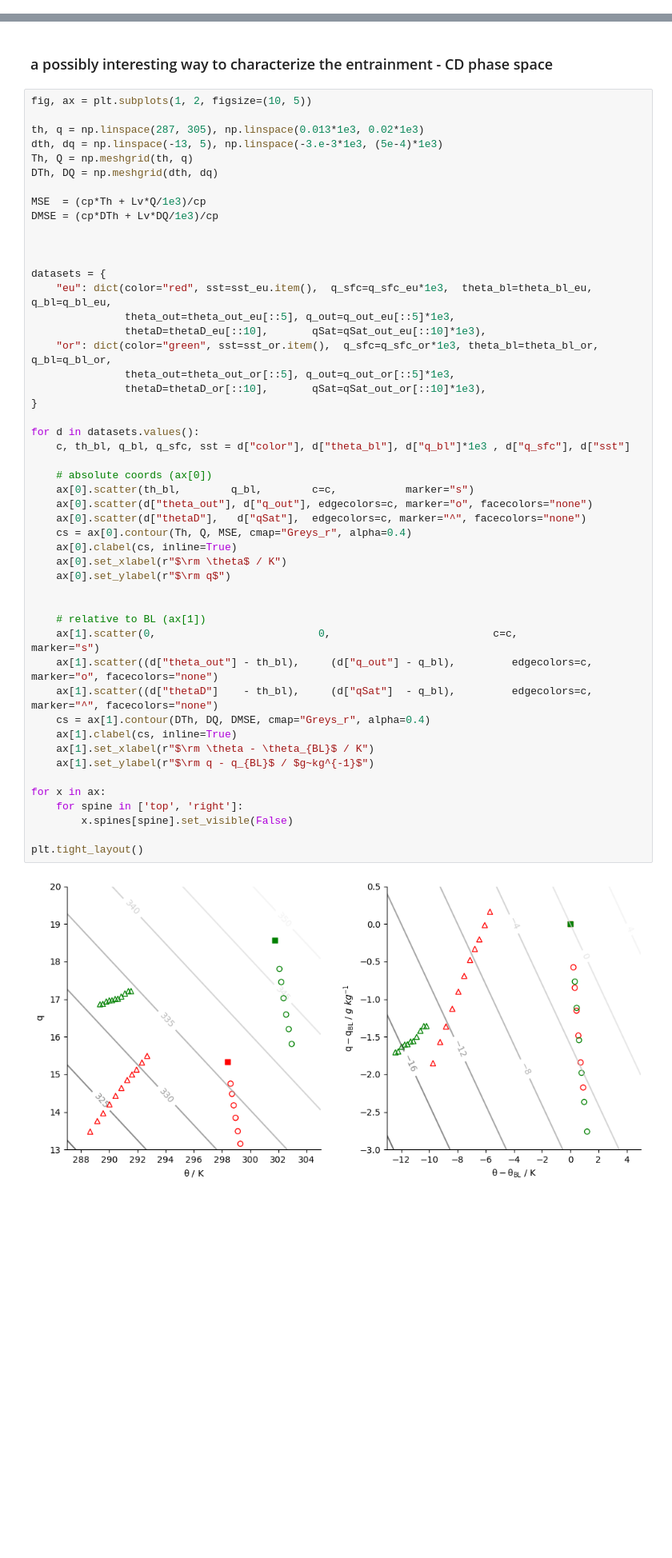
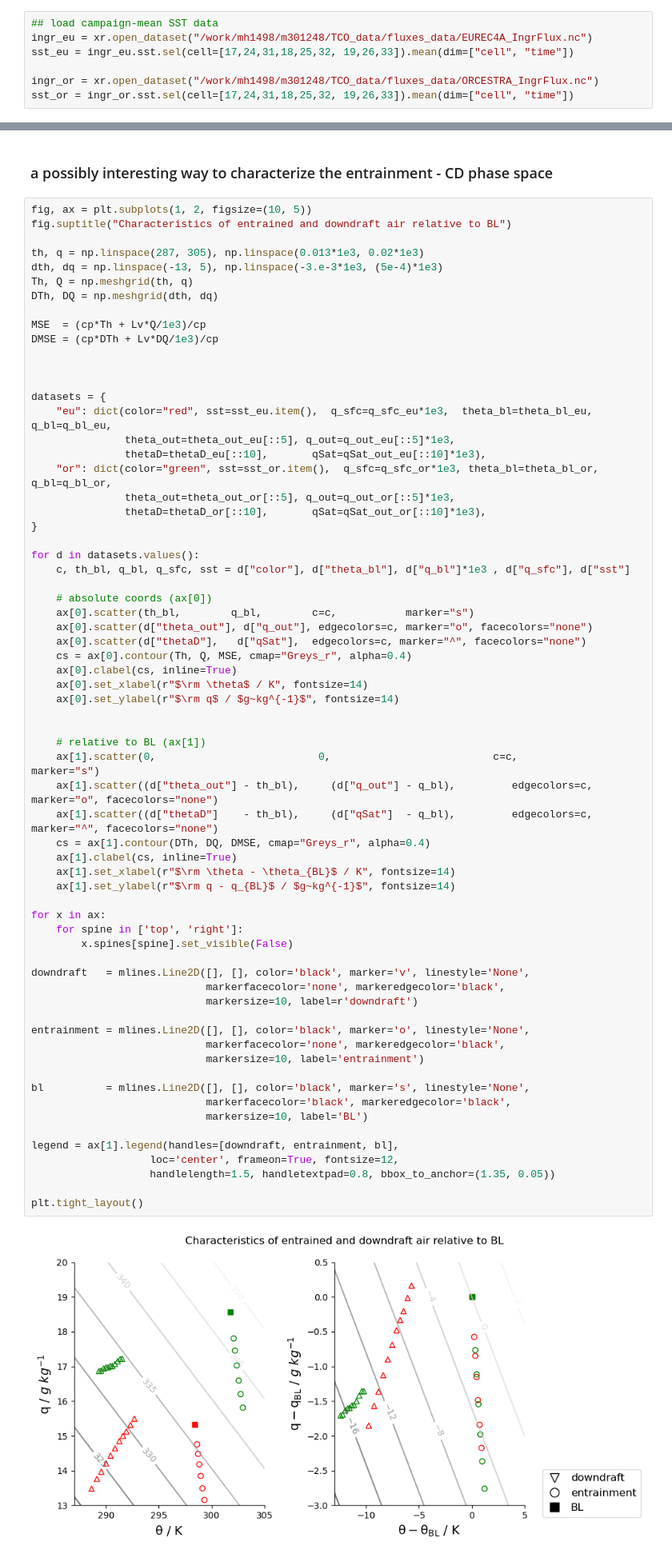
Before and after one commit to meteorologopazzo/BCO_observational, a Jupyter notebook: mass_fluxes_profiles/SimplScheme_sfcAdj.ipynb, the cells around one changed output, grey strips where cells are left out. Shown at 80% size. Cells and saved outputs as stored; diff of their text form; blank space fills up the shorter version.

```diff
--- a/mass_fluxes_profiles/SimplScheme_sfcAdj.ipynb
+++ b/mass_fluxes_profiles/SimplScheme_sfcAdj.ipynb
@@ -2077,0 +2140,7 @@ Vs_shf_or = (shf_recShip_or/(cp*(sst_or - theta_bl_or))).values
+# %%
+## load campaign-mean SST data
+ingr_eu = xr.open_dataset("/work/mh1498/m301248/TCO_data/fluxes_data/EUREC4A_IngrFlux.nc")
+sst_eu = ingr_eu.sst.sel(cell=[17,24,31,18,25,32, 19,26,33]).mean(dim=["cell", "time"])
+
+ingr_or = xr.open_dataset("/work/mh1498/m301248/TCO_data/fluxes_data/ORCESTRA_IngrFlux.nc")
+sst_or = ingr_or.sst.sel(cell=[17,24,31,18,25,32, 19,26,33]).mean(dim=["cell", "time"])
@@ -2149,6 +2241,7 @@ q_bl_or = q_or.sel(height=mixed_avg_levels).mean().values
 ### a possibly interesting way to characterize the entrainment - CD phase space
 # %%
 fig, ax = plt.subplots(1, 2, figsize=(10, 5))
+fig.suptitle("Characteristics of entrained and downdraft air relative to BL")
 
 th, q = np.linspace(287, 305), np.linspace(0.013*1e3, 0.02*1e3)
 dth, dq = np.linspace(-13, 5), np.linspace(-3.e-3*1e3, (5e-4)*1e3)
@@ -2166,38 +2259,54 @@ datasets = {
                thetaD=thetaD_eu[::10],       qSat=qSat_out_eu[::10]*1e3),
     "or": dict(color="green", sst=sst_or.item(),  q_sfc=q_sfc_or*1e3, theta_bl=theta_bl_or, q_bl=q_bl_or,
                theta_out=theta_out_or[::5], q_out=q_out_or[::5]*1e3,
                thetaD=thetaD_or[::10],       qSat=qSat_out_or[::10]*1e3),
 }
 
 for d in datasets.values():
     c, th_bl, q_bl, q_sfc, sst = d["color"], d["theta_bl"], d["q_bl"]*1e3 , d["q_sfc"], d["sst"]
 
     # absolute coords (ax[0])
     ax[0].scatter(th_bl,        q_bl,        c=c,           marker="s")
     ax[0].scatter(d["theta_out"], d["q_out"], edgecolors=c, marker="o", facecolors="none")
     ax[0].scatter(d["thetaD"],   d["qSat"],  edgecolors=c, marker="^", facecolors="none")
     cs = ax[0].contour(Th, Q, MSE, cmap="Greys_r", alpha=0.4)
     ax[0].clabel(cs, inline=True)
-    ax[0].set_xlabel(r"$\rm \theta$ / K")
-    ax[0].set_ylabel(r"$\rm q$")
+    ax[0].set_xlabel(r"$\rm \theta$ / K", fontsize=14)
+    ax[0].set_ylabel(r"$\rm q$ / $g~kg^{-1}$", fontsize=14)
 
 
     # relative to BL (ax[1])
     ax[1].scatter(0,                          0,                          c=c,           marker="s")
     ax[1].scatter((d["theta_out"] - th_bl),     (d["q_out"] - q_bl),         edgecolors=c, marker="o", facecolors="none")
     ax[1].scatter((d["thetaD"]    - th_bl),     (d["qSat"]  - q_bl),         edgecolors=c, marker="^", facecolors="none")
     cs = ax[1].contour(DTh, DQ, DMSE, cmap="Greys_r", alpha=0.4)
     ax[1].clabel(cs, inline=True)
-    ax[1].set_xlabel(r"$\rm \theta - \theta_{BL}$ / K")
-    ax[1].set_ylabel(r"$\rm q - q_{BL}$ / $g~kg^{-1}$")
+    ax[1].set_xlabel(r"$\rm \theta - \theta_{BL}$ / K", fontsize=14)
+    ax[1].set_ylabel(r"$\rm q - q_{BL}$ / $g~kg^{-1}$", fontsize=14)
 
 for x in ax:
     for spine in ['top', 'right']:
         x.spines[spine].set_visible(False)
 
+downdraft   = mlines.Line2D([], [], color='black', marker='v', linestyle='None',
+                            markerfacecolor='none', markeredgecolor='black',
+                            markersize=10, label=r'downdraft')
+
+entrainment = mlines.Line2D([], [], color='black', marker='o', linestyle='None',
+                            markerfacecolor='none', markeredgecolor='black',
+                            markersize=10, label='entrainment')
+
+bl          = mlines.Line2D([], [], color='black', marker='s', linestyle='None',
+                            markerfacecolor='black', markeredgecolor='black',
+                            markersize=10, label='BL')
+
+legend = ax[1].legend(handles=[downdraft, entrainment, bl],
+                   loc='center', frameon=True, fontsize=12,
+                   handlelength=1.5, handletextpad=0.8, bbox_to_anchor=(1.35, 0.05))
+
 plt.tight_layout()
 # %% [output]
-[figure, old version]
+[figure, new version]
 # %%
 eps = 0.295           # 0.14
 oc_abs = 0.97         ## ocean absorptivity == emissivity
```
Also changed, not shown: parts of 30 cells of this notebook, 3 other files.
